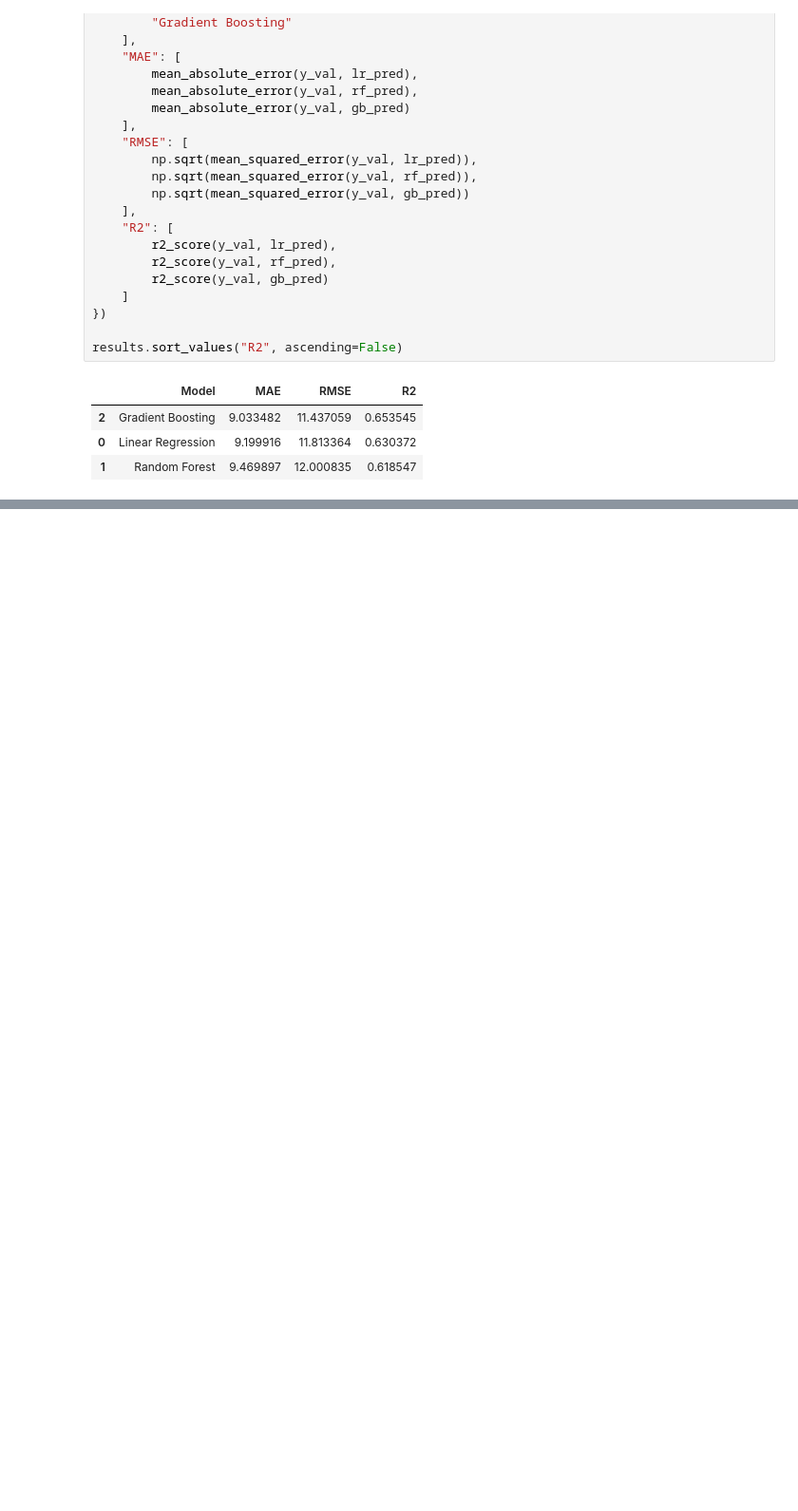
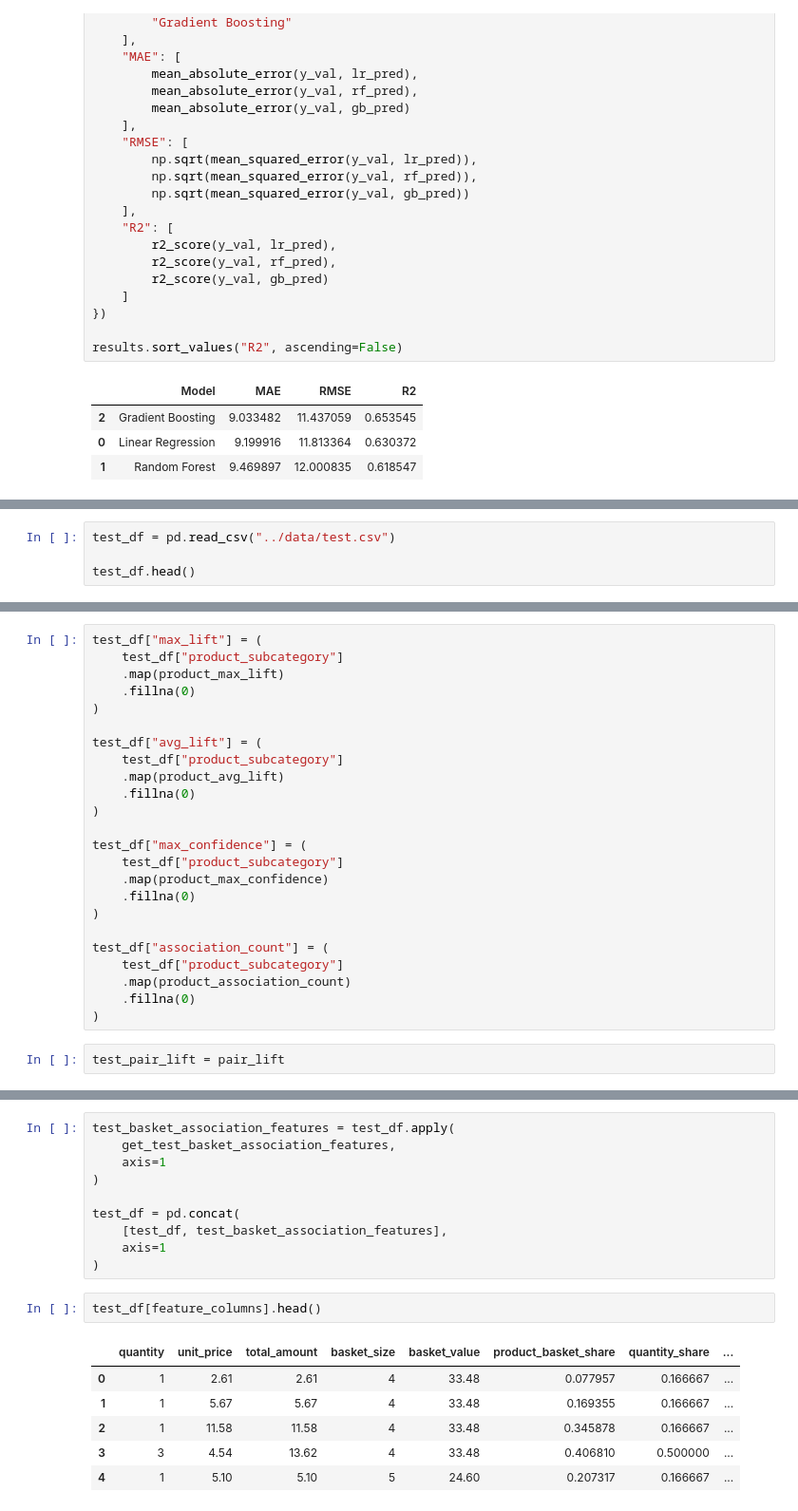
Before and after one commit to quacklj/retailmax-market-basket-optimizer, a Jupyter notebook: notebooks/02_market_basket_and_features.ipynb, the cells around one changed output, grey strips where cells are left out. Shown at 95% size. Drawn from its saved outputs; the diff is of its cells as text; blank space fills up the shorter version.

```diff
--- a/notebooks/02_market_basket_and_features.ipynb
+++ b/notebooks/02_market_basket_and_features.ipynb
@@ -508,0 +556,4 @@ results.sort_values("R2", ascending=False)
+# %%
+test_df = pd.read_csv("../data/test.csv")
+
+test_df.head()
@@ -508,0 +612,26 @@ results.sort_values("R2", ascending=False)
+# %%
+test_df["max_lift"] = (
+    test_df["product_subcategory"]
+    .map(product_max_lift)
+    .fillna(0)
+)
+
+test_df["avg_lift"] = (
+    test_df["product_subcategory"]
+    .map(product_avg_lift)
+    .fillna(0)
+)
+
+test_df["max_confidence"] = (
+    test_df["product_subcategory"]
+    .map(product_max_confidence)
+    .fillna(0)
+)
+
+test_df["association_count"] = (
+    test_df["product_subcategory"]
+    .map(product_association_count)
+    .fillna(0)
+)
+# %%
+test_pair_lift = pair_lift
@@ -508,0 +672,19 @@ results.sort_values("R2", ascending=False)
+# %%
+test_basket_association_features = test_df.apply(
+    get_test_basket_association_features,
+    axis=1
+)
+
+test_df = pd.concat(
+    [test_df, test_basket_association_features],
+    axis=1
+)
+# %%
+test_df[feature_columns].head()
+# %% [output]
+|  | quantity | unit_price | total_amount | basket_size | basket_value | product_basket_share | quantity_share | ... |
+| 0 | 1 | 2.61 | 2.61 | 4 | 33.48 | 0.077957 | 0.166667 | ... |
+| 1 | 1 | 5.67 | 5.67 | 4 | 33.48 | 0.169355 | 0.166667 | ... |
+| 2 | 1 | 11.58 | 11.58 | 4 | 33.48 | 0.345878 | 0.166667 | ... |
+| 3 | 3 | 4.54 | 13.62 | 4 | 33.48 | 0.406810 | 0.500000 | ... |
+| 4 | 1 | 5.10 | 5.10 | 5 | 24.60 | 0.207317 | 0.166667 | ... |
```
Also changed, not shown: parts of 28 cells of this notebook, 3 other files.
